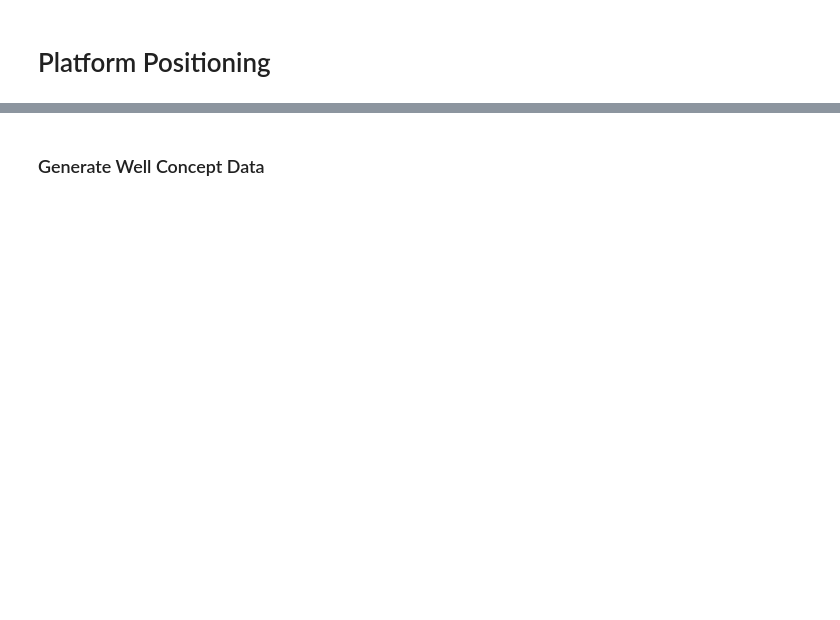
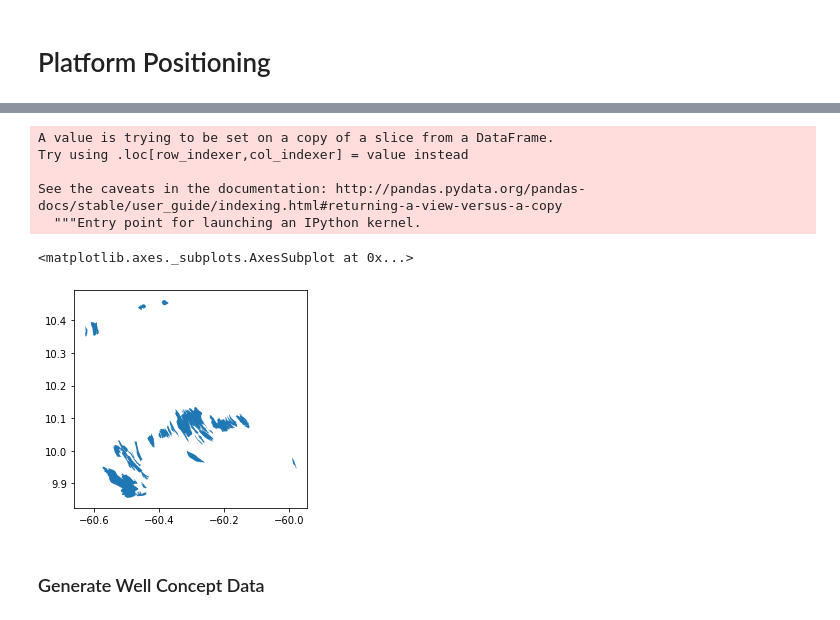
Before and after one commit to pri-bala/GeospatialPoC, a Jupyter notebook: v1-PlatformPositioning.ipynb, the cells around one changed output, grey strips where cells are left out. Drawn from its saved outputs; the diff is of its cells as text; code cells hidden in the pictures; blank space fills up the shorter version.

```diff
--- a/v1-PlatformPositioning.ipynb
+++ b/v1-PlatformPositioning.ipynb
@@ -14,0 +17,7 @@ from sklearn.metrics import euclidean_distances
+# %%
+import geopandas as gpd
+import pickle
+with open('data/0_raw/TEST_TRIN_20191111', 'rb') as f:
+    df_target = pickle.load(f)
+
+df_target.head()
@@ -14,0 +31,3 @@ from sklearn.metrics import euclidean_distances
+# %%
+df_target_wgeom = df_target[df_target['geom_STAs_binary'].notnull()]
+df_target_wgeom.head()
@@ -15,3 +53,34 @@ from sklearn.metrics import euclidean_distances
+# %%
+from shapely.geometry.polygon import Polygon
+
+def TransformMLStoPolygon(str_mlstring):
+
+    #Remove string pre and post fix
+    str_values = str_mlstring.replace("MULTILINESTRING ((", "").replace("))", "")
+
+    #BUG - This line should not be necessary - extra brackets around....weirdly
+    str_values = str_values.replace("(","").replace(")", "")
+
+
+    lst_xystring = str_values.split(", ")
+
+    lst_tuples = [tuple(map(float,x.split(" "))) for x in lst_xystring]
+    return Polygon(lst_tuples)
+# %%
+df_target_wgeom['polygon'] = df_target_wgeom['geom_STAs_Text'].map(lambda x: TransformMLStoPolygon(x))
+
+gs_targPoly = gpd.GeoSeries(df_target_wgeom['polygon'])
+# %% [output]
+A value is trying to be set on a copy of a slice from a DataFrame.
+Try using .loc[row_indexer,col_indexer] = value instead
+
+See the caveats in the documentation: http://pandas.pydata.org/pandas-docs/stable/user_guide/indexing.html#returning-a-view-versus-a-copy
+  """Entry point for launching an IPython kernel.
+# %%
+gs_targPoly.plot()
+# %% [output]
+<matplotlib.axes._subplots.AxesSubplot at 0x...>
+[figure, added]
 # %% [markdown]
 ###  Generate Well Concept Data
 # %%
```
Also changed, not shown: parts of 21 cells of this notebook.
